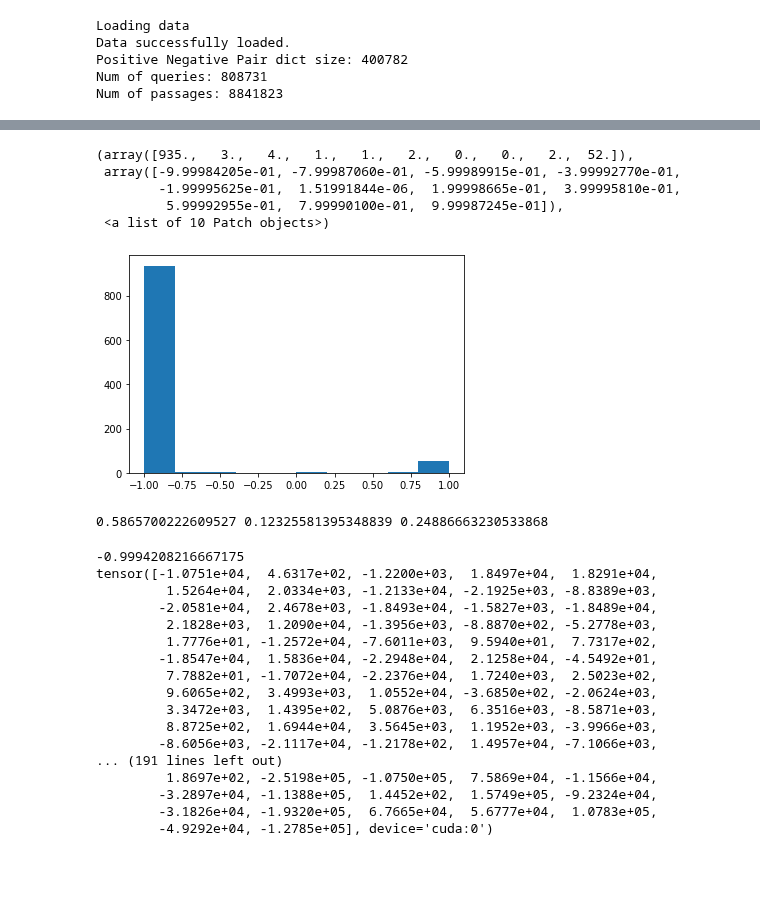
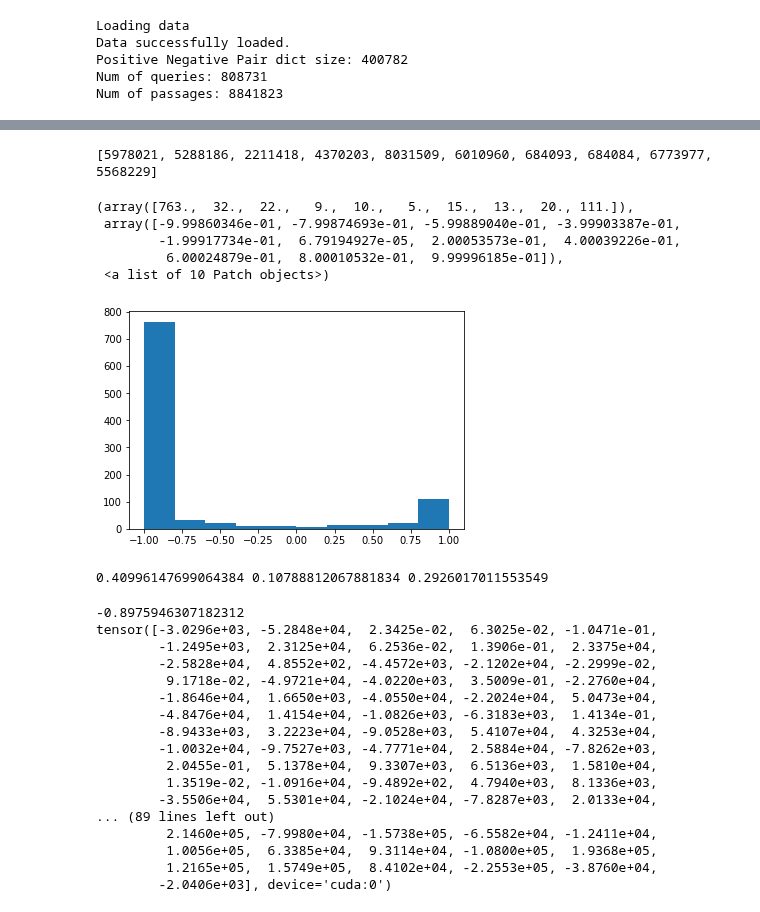
Before and after one commit to Chipxiang/search-exposure, a Jupyter notebook: dssm_main.ipynb, the cells around one changed output, grey strips where cells are left out. Saved outputs shown, nothing was run; the diff lists cells and outputs as text; code cells hidden in the pictures; blank space fills up the shorter version.

```diff
--- a/dssm_main.ipynb
+++ b/dssm_main.ipynb
@@ -49,7 +49,7 @@ Num of queries: 808731
 Num of passages: 8841823
 # %%
 CURRENT_DEVICE = torch.device("cuda:0")
-net = torch.load("/home/jianx/data/results/100_1500_1000_0.1_512.model").to(CURRENT_DEVICE)
+net = torch.load("/home/jianx/data/results/100_1500_100_0.1_256.model").to(CURRENT_DEVICE)
 # %%
 result_dict = test_loader(net, CURRENT_DEVICE, test_batch, top_dict, query_test_dict, passage_dict, rating_dict)
 qids = list(result_dict.keys())
@@ -56,23 +90,28 @@ qids = list(result_dict.keys())
+# %%
+top_pids = []
+qid = 1
+for i in range(10):
+    top_pids.append(sorted(result_dict[qids[qid]].items(), key=lambda x: (x[1], [-1, 1][random.randrange(2)]), reverse=True)[i][0])
+print(top_pids)
+# %% [output]
+[5978021, 5288186, 2211418, 4370203, 8031509, 6010960, 684093, 684084, 6773977, 5568229]
 # %%
-import pandas as pd
-import matplotlib.pyplot as plt
-
-result0 = pd.DataFrame.from_dict(sorted(result_dict[qids[4]].items(), key=lambda x: (x[1], [-1, 1][random.randrange(2)]), reverse=True))
+result0 = pd.DataFrame.from_dict(sorted(result_dict[qids[11]].items(), key=lambda x: (x[1], [-1, 1][random.randrange(2)]), reverse=True))
 plt.hist(result0[1])
 # %% [output]
-(array([935.,   3.,   4.,   1.,   1.,   2.,   0.,   0.,   2.,  52.]),
- array([-9.99984205e-01, -7.99987060e-01, -5.99989915e-01, -3.99992770e-01,
-        -1.99995625e-01,  1.51991844e-06,  1.99998665e-01,  3.99995810e-01,
-         5.99992955e-01,  7.99990100e-01,  9.99987245e-01]),
+(array([763.,  32.,  22.,   9.,  10.,   5.,  15.,  13.,  20., 111.]),
+ array([-9.99860346e-01, -7.99874693e-01, -5.99889040e-01, -3.99903387e-01,
+        -1.99917734e-01,  6.79194927e-05,  2.00053573e-01,  4.00039226e-01,
+         6.00024879e-01,  8.00010532e-01,  9.99996185e-01]),
  <a list of 10 Patch objects>)
-[figure, old version]
+[figure, new version]
 # %%
 import numpy as np
 result_ndcg = []
 result_prec = []
 result_rr = []
 for qid in qids:
-    ndcg, prec, rr = get_ndcg_precision_rr(rating_dict[qid], result_dict[qid], rank)
+    ndcg, prec, rr = get_ndcg_precision_rr(rating_dict[qid], result_dict[qid], 10)
     result_ndcg.append(ndcg)
     result_prec.append(prec)
     result_rr.append(rr)
@@ -81,7 +120,7 @@ avg_prec = np.nanmean(result_prec)
 avg_rr = np.nanmean(result_rr)
 print(avg_ndcg,avg_prec,avg_rr)
 # %% [output]
-0.5865700222609527 0.12325581395348839 0.24886663230533868
+0.40996147699064384 0.10788812067881834 0.2926017011553549
 # %%
 test_qid = 1133167
 test_pid = 6112590
@@ -93,20 +132,20 @@ print(test_p_embed)
 
 print(test_q_embed)
 # %% [output]
--0.9994208216667175
-tensor([-1.0751e+04,  4.6317e+02, -1.2200e+03,  1.8497e+04,  1.8291e+04,
-         1.5264e+04,  2.0334e+03, -1.2133e+04, -2.1925e+03, -8.8389e+03,
-        -2.0581e+04,  2.4678e+03, -1.8493e+04, -1.5827e+03, -1.8489e+04,
-         2.1828e+03,  1.2090e+04, -1.3956e+03, -8.8870e+02, -5.2778e+03,
-         1.7776e+01, -1.2572e+04, -7.6011e+03,  9.5940e+01,  7.7317e+02,
-        -1.8547e+04,  1.5836e+04, -2.2948e+04,  2.1258e+04, -4.5492e+01,
-         7.7882e+01, -1.7072e+04, -2.2376e+04,  1.7240e+03,  2.5023e+02,
-         9.6065e+02,  3.4993e+03,  1.0552e+04, -3.6850e+02, -2.0624e+03,
-         3.3472e+03,  1.4395e+02,  5.0876e+03,  6.3516e+03, -8.5871e+03,
-         8.8725e+02,  1.6944e+04,  3.5645e+03,  1.1952e+03, -3.9966e+03,
-        -8.6056e+03, -2.1117e+04, -1.2178e+02,  1.4957e+04, -7.1066e+03,
-... (191 lines left out)
-         1.8697e+02, -2.5198e+05, -1.0750e+05,  7.5869e+04, -1.1566e+04,
-        -3.2897e+04, -1.1388e+05,  1.4452e+02,  1.5749e+05, -9.2324e+04,
-        -3.1826e+04, -1.9320e+05,  6.7665e+04,  5.6777e+04,  1.0783e+05,
-        -4.9292e+04, -1.2785e+05], device='cuda:0')
+-0.8975946307182312
+tensor([-3.0296e+03, -5.2848e+04,  2.3425e-02,  6.3025e-02, -1.0471e-01,
+        -1.2495e+03,  2.3125e+04,  6.2536e-02,  1.3906e-01,  2.3375e+04,
+        -2.5828e+04,  4.8552e+02, -4.4572e+03, -2.1202e+04, -2.2999e-02,
+         9.1718e-02, -4.9721e+04, -4.0220e+03,  3.5009e-01, -2.2760e+04,
+        -1.8646e+04,  1.6650e+03, -4.0550e+04, -2.2024e+04,  5.0473e+04,
+        -4.8476e+04,  1.4154e+04, -1.0826e+03, -6.3183e+03,  1.4134e-01,
+        -8.9433e+03,  3.2223e+04, -9.0528e+03,  5.4107e+04,  4.3253e+04,
+        -1.0032e+04, -9.7527e+03, -4.7771e+04,  2.5884e+04, -7.8262e+03,
+         2.0455e-01,  5.1378e+04,  9.3307e+03,  6.5136e+03,  1.5810e+04,
+         1.3519e-02, -1.0916e+04, -9.4892e+02,  4.7940e+03,  8.1336e+03,
+        -3.5506e+04,  5.5301e+04, -2.1024e+04, -7.8287e+03,  2.0133e+04,
+... (89 lines left out)
+         2.1460e+05, -7.9980e+04, -1.5738e+05, -6.5582e+04, -1.2411e+04,
+         1.0056e+05,  6.3385e+04,  9.3114e+04, -1.0800e+05,  1.9368e+05,
+         1.2165e+05,  1.5749e+05,  8.4102e+04, -2.2553e+05, -3.8760e+04,
+        -2.0406e+03], device='cuda:0')
```
Also changed, not shown: parts of 3 cells of this notebook, 2 other files.
